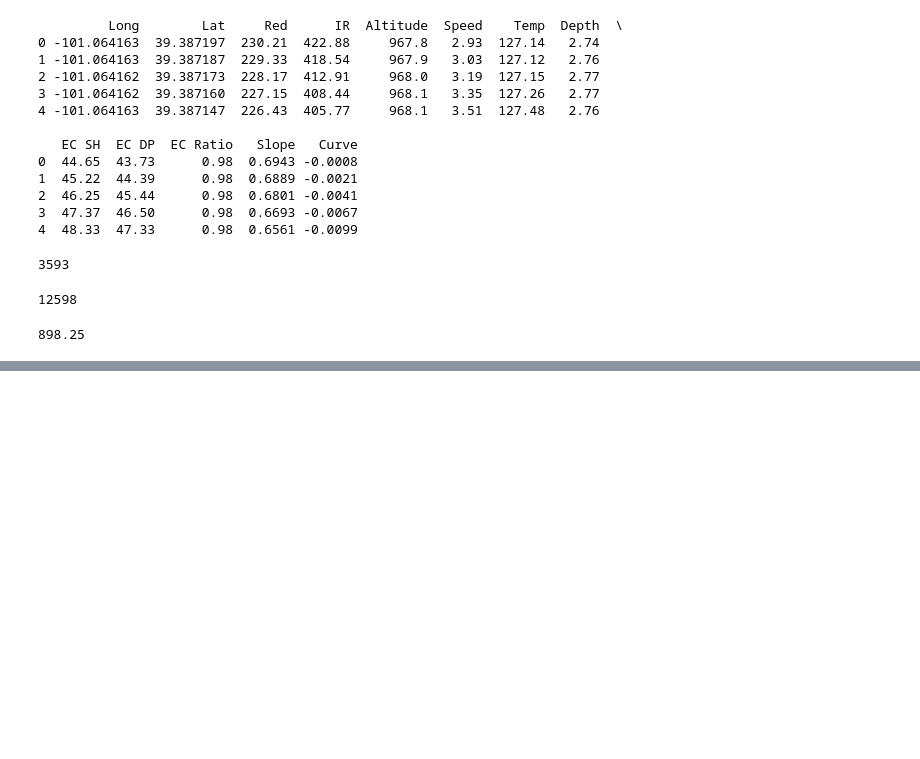
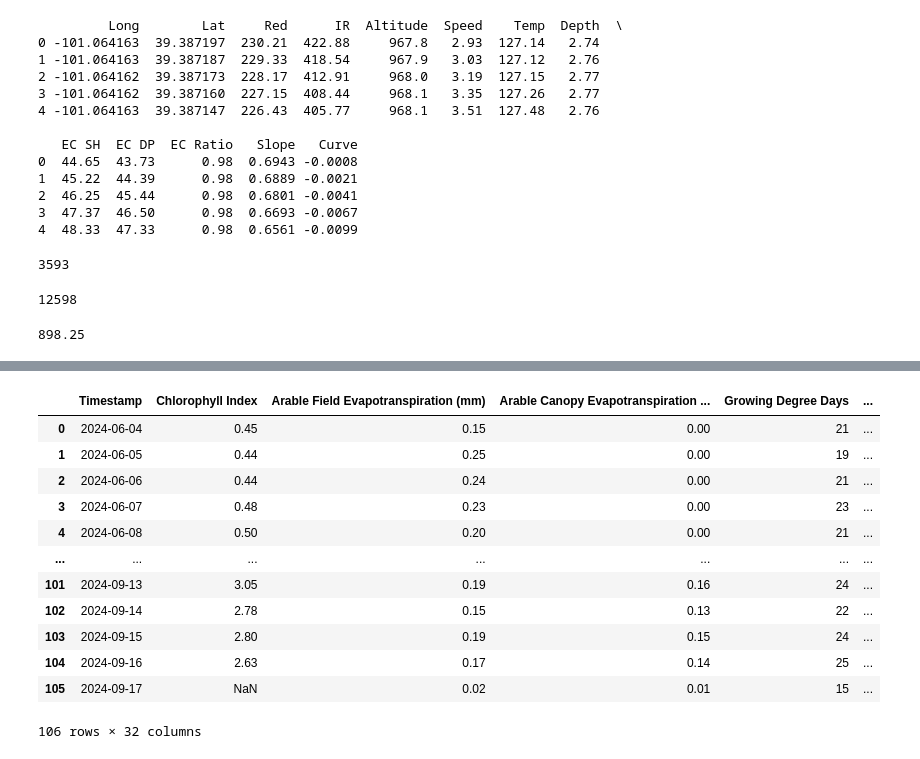
Before and after one commit to sidharthrai/TAPS-2024-Hackathon, a Jupyter notebook: sidharth_rai/management_data.ipynb, the cells around one changed output, grey strips where cells are left out. Saved outputs shown, nothing was run; the diff lists cells and outputs as text; code cells hidden in the pictures; blank space fills up the shorter version.

```diff
--- a/sidharth_rai/management_data.ipynb
+++ b/sidharth_rai/management_data.ipynb
@@ -180,0 +299,5 @@ len(df_1['Long'])
+# %%
+import pandas as pd
+arable_data = pd.read_excel("../Data/sensor_data/24 KSU TAPS Arable.xlsx", sheet_name=None, skiprows=2)
+
+arable_data.keys()
@@ -180,0 +306,2 @@ len(df_1['Long'])
+# %%
+arable_df = arable_data["Team #2 Data"]
@@ -180,0 +328,16 @@ len(df_1['Long'])
+# %%
+arable_df
+# %% [output]
+|  | Timestamp | Chlorophyll Index | Arable Field Evapotranspiration (mm) | Arable Canopy Evapotranspiration ... | Growing Degree Days | ... |
+| 0 | 2024-06-04 | 0.45 | 0.15 | 0.00 | 21 | ... |
+| 1 | 2024-06-05 | 0.44 | 0.25 | 0.00 | 19 | ... |
+| 2 | 2024-06-06 | 0.44 | 0.24 | 0.00 | 21 | ... |
+| 3 | 2024-06-07 | 0.48 | 0.23 | 0.00 | 23 | ... |
+| 4 | 2024-06-08 | 0.50 | 0.20 | 0.00 | 21 | ... |
+| ... | ... | ... | ... | ... | ... | ... |
+| 101 | 2024-09-13 | 3.05 | 0.19 | 0.16 | 24 | ... |
+| 102 | 2024-09-14 | 2.78 | 0.15 | 0.13 | 22 | ... |
+| 103 | 2024-09-15 | 2.80 | 0.19 | 0.15 | 24 | ... |
+| 104 | 2024-09-16 | 2.63 | 0.17 | 0.14 | 25 | ... |
+| 105 | 2024-09-17 | NaN | 0.02 | 0.01 | 15 | ... |
+106 rows × 32 columns
```
Also changed, not shown: parts of 16 cells of this notebook, 7 other files.
